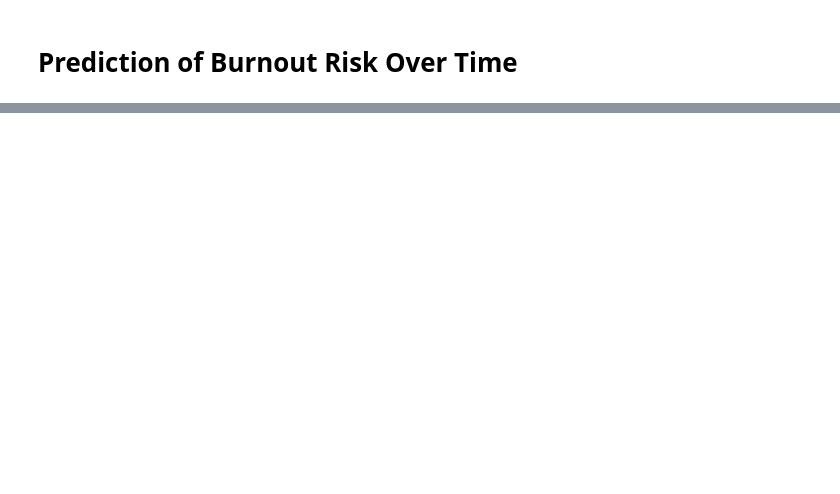
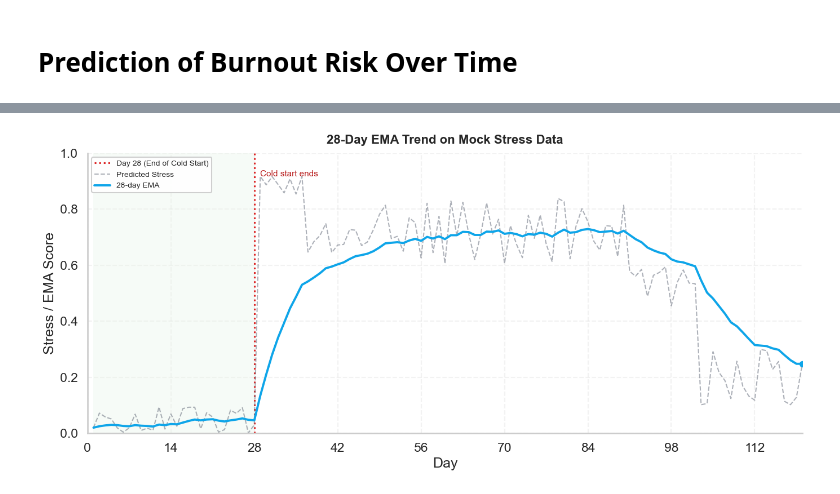
Before and after one commit to MinAungOo64/DSA4262-BurnoutManager, a Jupyter notebook: Burnout Simulation.ipynb, the cells around one changed output, grey strips where cells are left out. Cells and saved outputs as stored; diff of their text form; code cells hidden in the pictures; blank space fills up the shorter version.

```diff
--- a/Burnout Simulation.ipynb
+++ b/Burnout Simulation.ipynb
@@ -18,20 +11,26 @@ import pandas as pd
 import numpy as np
 
 # 1. Setup Timeline
-days = np.arange(1, 31)
+days = np.arange(1, 121)  # Simulate 120 days
 stress_levels = []
 
-# 2. Generate Synthetic "User Journey"
+# 2. Generate Synthetic "User Journey" with doubled phase durations
 for day in days:
-    if day <= 14:
+    if day <= 28:
         # Phase 1: Healthy Baseline (Low Stress)
         val = np.random.uniform(0.0, 0.1)
-    elif 15 <= day <= 18:
+    elif 29 <= day <= 36:
         # Phase 2: The Sudden Spiral (Acute Spike)
         val = np.random.uniform(0.85, 0.95)
+    elif 37 <= day <= 90:
+        # Phase 3: Chronic Fatigue (Sustained High Stress)
+        val = np.random.uniform(0.6, 0.85)
+    elif 91 <= day <= 102:
+        # Phase 4: Recovery (Declining Stress)
+        val = np.random.uniform(0.4, 0.6)
     else:
-        # Phase 3: Chronic Fatigue (Sustained High Stress)
-        val = np.random.uniform(0.70, 0.85)
+        # Phase 5: Continued Recovery (Low Stress)
+        val = np.random.uniform(0.1, 0.3)
     stress_levels.append(round(val, 3))
 
 # 3. Create DataFrame
@@ -172,0 +111,55 @@ Day 30: Predicted Stress=0.704 (), EMA=0.744 => Burnout Tier: HIGH | Action: Imm
+# %%
+import matplotlib.pyplot as plt
+import seaborn as sns
+
+# Use a cleaner plotting style
+sns.set_theme(style='whitegrid', context='talk')
+
+# Plot predicted stress with the 28-day EMA only
+fig, ax = plt.subplots(figsize=(14, 6.5))
+
+# Highlight the cold start period
+ax.axvspan(1, 28, color='#E8F5E9', alpha=0.35, lw=0)
+ax.axvline(x=28, color='#DC2626', linestyle=':', linewidth=2.2, label='Day 28 (End of Cold Start)')
+ax.text(29, 0.94, 'Cold start ends', color='#B91C1C', fontsize=11, va='top')
+
+ax.plot(
+    mock_data_1['day'],
+    mock_data_1['predicted_stress'],
+    label='Predicted Stress',
+    linewidth=1.5,
+    linestyle='--',
+    color='#6B7280',
+    alpha=0.55
+)
+ax.plot(
+    mock_data_1['day'],
+    mock_data_1['long_ema'],
+    label='28-day EMA',
+    linewidth=2.8,
+    color='#0EA5E9'
+)
+
+# Final-point marker for quick comparison
+ax.scatter(
+    mock_data_1['day'].iloc[-1],
+    mock_data_1['long_ema'].iloc[-1],
+    color='#0EA5E9',
+    s=45,
+    zorder=5
+)
+
+ax.set_title('28-Day EMA Trend on Mock Stress Data', fontsize=16, weight='semibold', pad=12)
+ax.set_xlabel('Day')
+ax.set_ylabel('Stress / EMA Score')
+ax.set_xlim(1, 120)
+ax.set_ylim(0, 1)
+ax.set_xticks(range(0, 121, 14))
+ax.grid(alpha=0.25, linestyle='--')
+ax.legend(loc='upper left', frameon=True, framealpha=0.92, fontsize=10)
+sns.despine()
+
+plt.tight_layout()
+plt.show()
+# %% [output]
+[figure, added]
```
Also changed, not shown: parts of 10 cells of this notebook.
